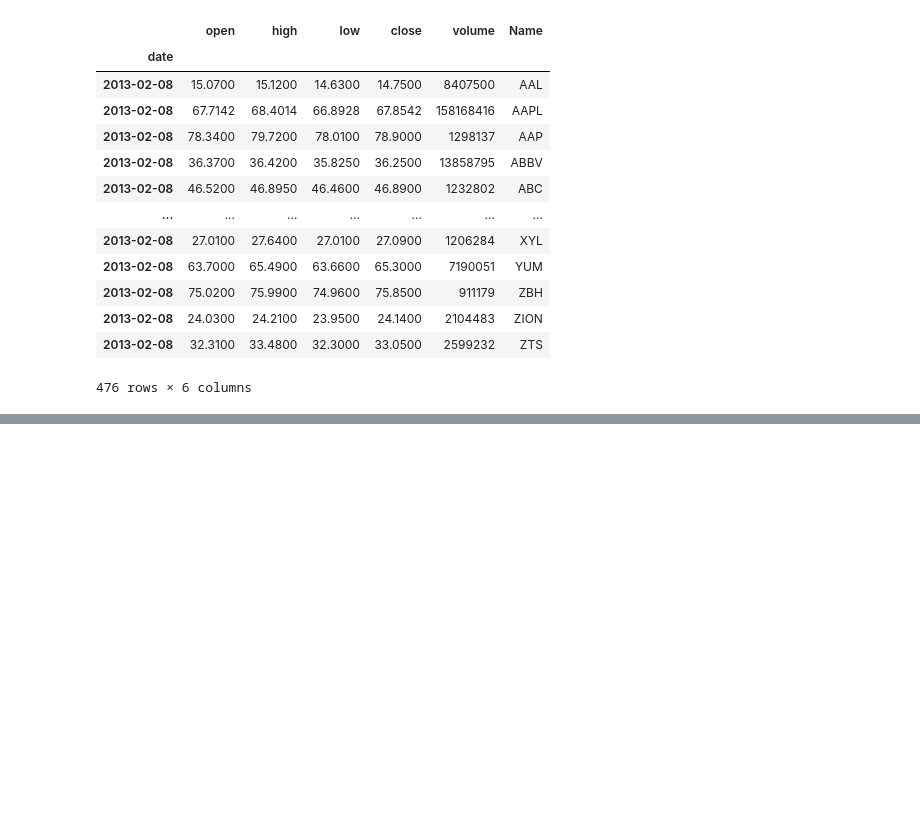
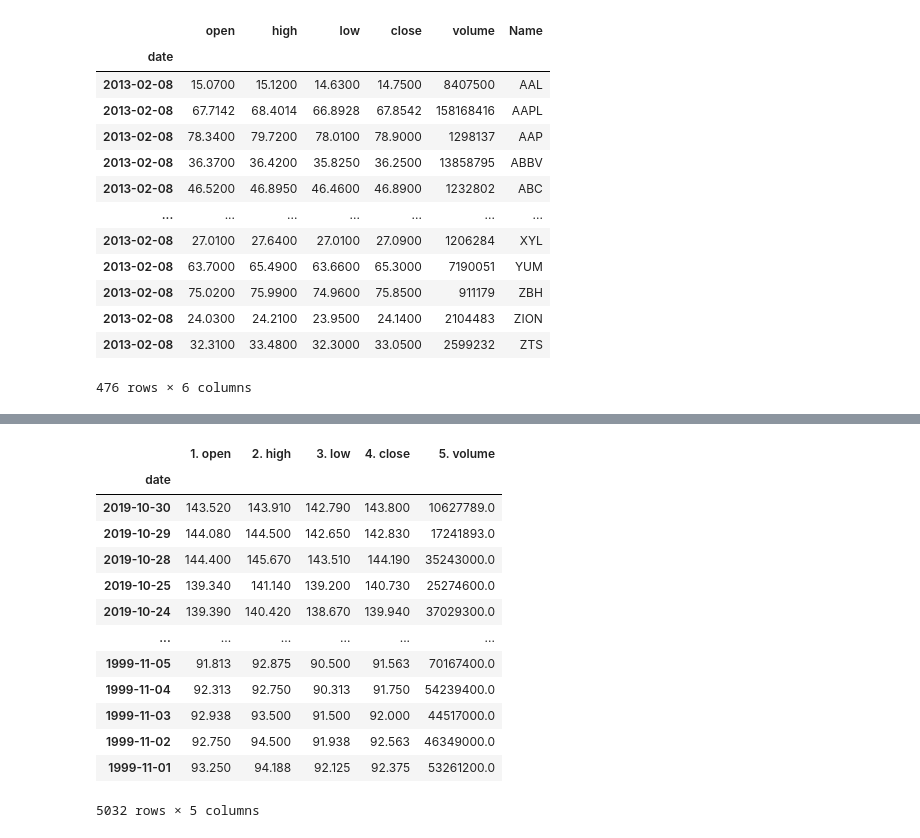
Before and after one commit to GabrielSGoncalves/serverless_etl_medium, a Jupyter notebook: serveless_ETL_using_Amazon_Lambda.ipynb, the cells around one changed output, grey strips where cells are left out. Cells and saved outputs as stored; diff of their text form; code cells hidden in the pictures; blank space fills up the shorter version.

```diff
--- a/serveless_ETL_using_Amazon_Lambda.ipynb
+++ b/serveless_ETL_using_Amazon_Lambda.ipynb
@@ -41,0 +239,23 @@ df_sp500.loc['2013-02-08']
+# %%
+from alpha_vantage.timeseries import TimeSeries
+import matplotlib.pyplot as plt
+
+ts = TimeSeries(key='YOUR_API_KEY', output_format='pandas')
+data, meta_data = ts.get_daily(symbol='MSFT', outputsize='full')
+# %%
+data
+# %% [output]
+|  | 1. open | 2. high | 3. low | 4. close | 5. volume |
+| date |  |  |  |  |  |
+| 2019-10-30 | 143.520 | 143.910 | 142.790 | 143.800 | 10627789.0 |
+| 2019-10-29 | 144.080 | 144.500 | 142.650 | 142.830 | 17241893.0 |
+| 2019-10-28 | 144.400 | 145.670 | 143.510 | 144.190 | 35243000.0 |
+| 2019-10-25 | 139.340 | 141.140 | 139.200 | 140.730 | 25274600.0 |
+| 2019-10-24 | 139.390 | 140.420 | 138.670 | 139.940 | 37029300.0 |
+| ... | ... | ... | ... | ... | ... |
+| 1999-11-05 | 91.813 | 92.875 | 90.500 | 91.563 | 70167400.0 |
+| 1999-11-04 | 92.313 | 92.750 | 90.313 | 91.750 | 54239400.0 |
+| 1999-11-03 | 92.938 | 93.500 | 91.500 | 92.000 | 44517000.0 |
+| 1999-11-02 | 92.750 | 94.500 | 91.938 | 92.563 | 46349000.0 |
+| 1999-11-01 | 93.250 | 94.188 | 92.125 | 92.375 | 53261200.0 |
+5032 rows × 5 columns
```
Also changed, not shown: parts of 17 cells of this notebook.
